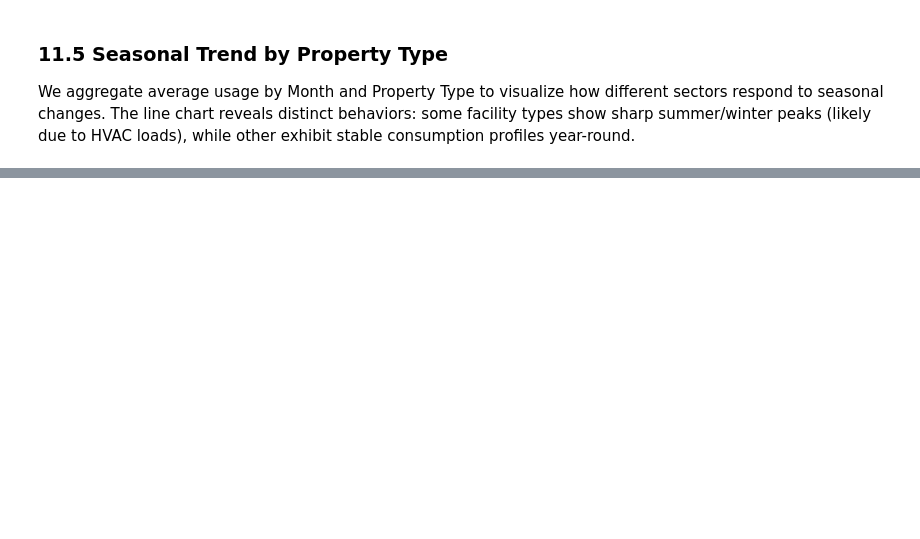
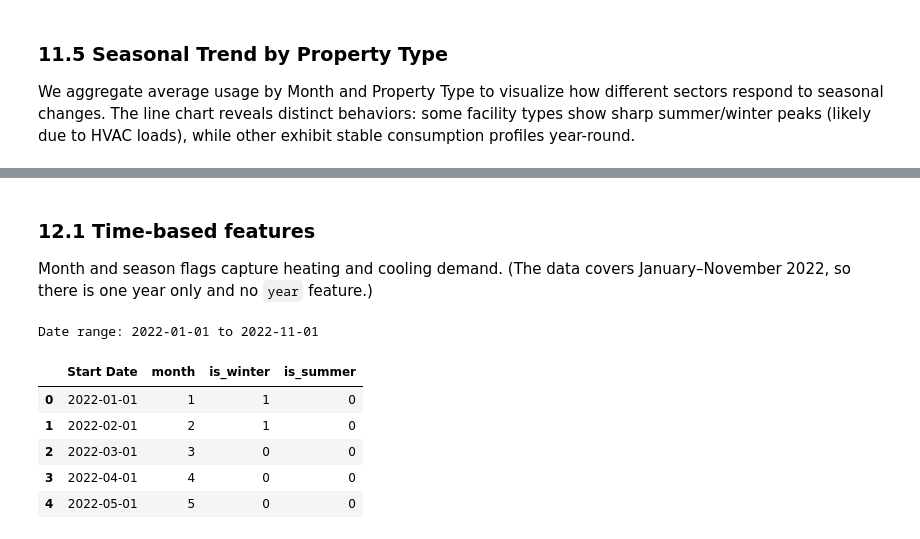
Before and after one commit to lisandrorios91/electricity-consumption-prediction, a Jupyter notebook: electricity_consumption.ipynb, the cells around one changed output, grey strips where cells are left out. Saved outputs shown, nothing was run; the diff lists cells and outputs as text; code cells hidden in the pictures; blank space fills up the shorter version.

```diff
--- a/electricity_consumption.ipynb
+++ b/electricity_consumption.ipynb
@@ -617,32 +534,0 @@ First, we clean up duplicate columns (_x, _y) that may have resulted from the me
-# %%
-cols_to_drop = [
-    'prop_avg_usage_x',
-    'prop_usage_std_x',
-    'prop_usage_min_x',
-    'prop_usage_max_x'
-]
-electric_properties = electric_properties.drop(columns=cols_to_drop, errors='ignore')
-
-rename_map = {
-    'prop_avg_usage_y': 'prop_avg_usage',
-    'prop_usage_std_y': 'prop_usage_std',
-    'prop_usage_min_y': 'prop_usage_min',
-    'prop_usage_max_y': 'prop_usage_max'
-}
-electric_properties = electric_properties.rename(columns=rename_map)
-
-categorical_cols = [
-    "Property Type - Self-Selected",
-]
-
-for col in categorical_cols:
-    electric_properties[col] = electric_properties[col].astype("category")
-
-encoded_df = pd.get_dummies (
-    electric_properties,
-    columns= categorical_cols,
-    drop_first=True
-)
-
-print(f"Shape after encoding: {encoded_df.shape}")
-encoded_df.head()
@@ -838,0 +549,24 @@ Conclusion: The modeling exercise resulted in two highly accurate models, with t
+# %% [markdown]
+### 12.1 Time-based features
+
+Month and season flags capture heating and cooling demand. (The data covers January–November 2022, so there is one year only and no `year` feature.)
+# %%
+model_df = electric_properties.copy()
+
+# Drop the EDA-only intensity column so it can't be used as a feature by mistake
+model_df = model_df.drop(columns=["kWh_per_sqft"], errors="ignore")
+
+model_df["month"] = model_df["Start Date"].dt.month
+model_df["is_winter"] = model_df["month"].isin([12, 1, 2]).astype(int)
+model_df["is_summer"] = model_df["month"].isin([6, 7, 8]).astype(int)
+
+print("Date range:", model_df["Start Date"].min().date(), "to", model_df["Start Date"].max().date())
+model_df[["Start Date", "month", "is_winter", "is_summer"]].head()
+# %% [output]
+Date range: 2022-01-01 to 2022-11-01
+|  | Start Date | month | is_winter | is_summer |
+| 0 | 2022-01-01 | 1 | 1 | 0 |
+| 1 | 2022-02-01 | 2 | 1 | 0 |
+| 2 | 2022-03-01 | 3 | 0 | 0 |
+| 3 | 2022-04-01 | 4 | 0 | 0 |
+| 4 | 2022-05-01 | 5 | 0 | 0 |
```
Also changed, not shown: parts of 60 cells of this notebook, 1 other file.
